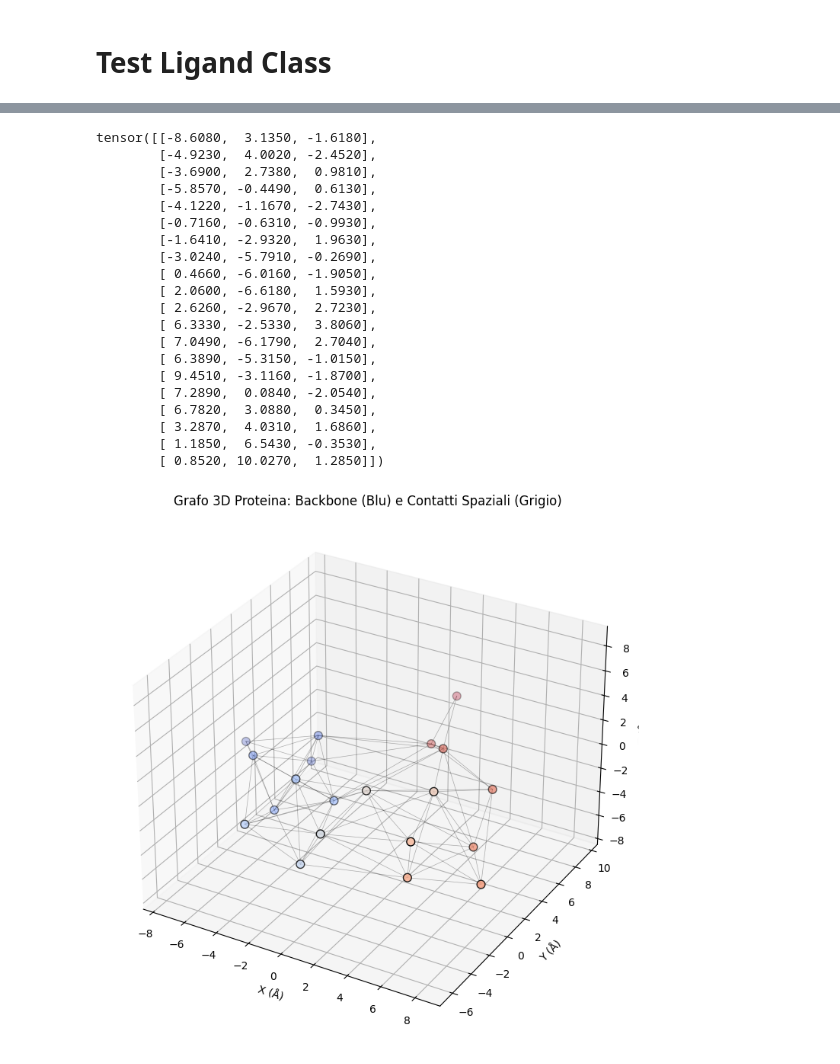
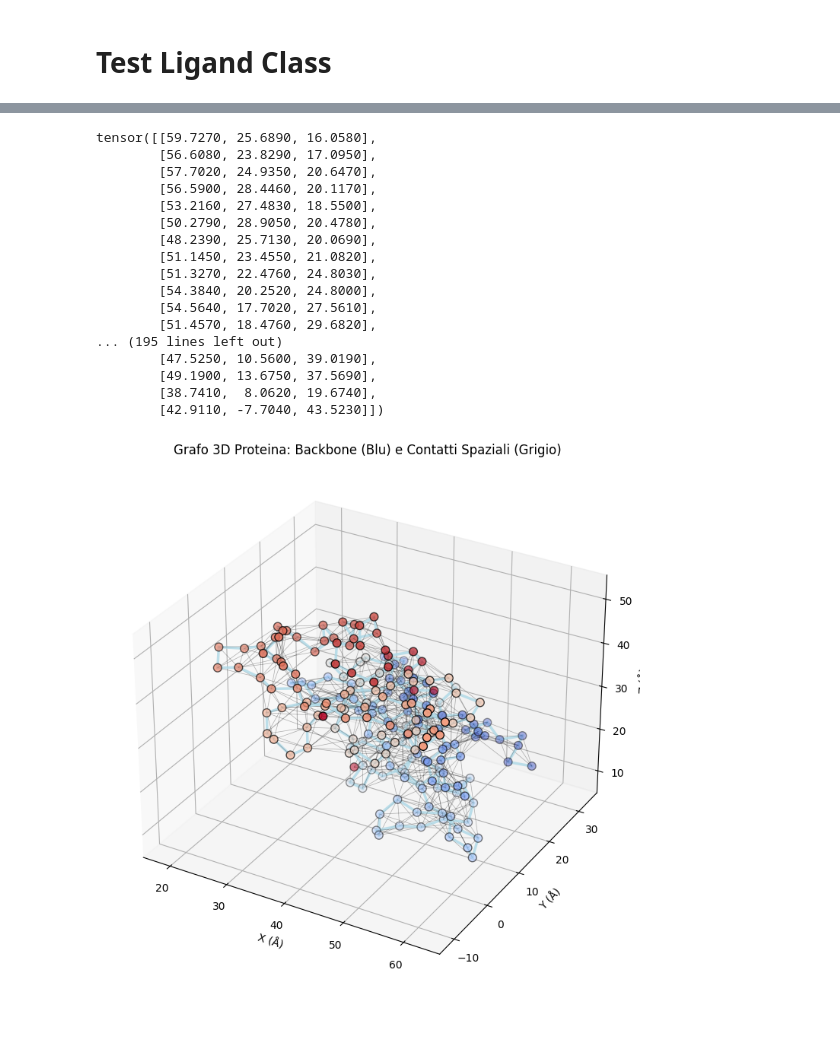
Before and after one commit to IsabelReguera/project_graph_ml, a Jupyter notebook: protein_overview.ipynb, the cells around one changed output, grey strips where cells are left out. Saved outputs shown, nothing was run; the diff lists cells and outputs as text; code cells hidden in the pictures; blank space fills up the shorter version.

Commit message:
small fixes to graph

```diff
--- a/protein_overview.ipynb
+++ b/protein_overview.ipynb
@@ -39,7 +39,7 @@ pocket:
 [interactive output not drawn]
 [interactive output not drawn]
 # %%
-protein= Protein.from_pdb_code("1L2Y")
+protein= Protein.from_pdb_code("1a08")
 protein.visualize_protein_graph()
 x, edge_index, edge_attr, pos = protein.get_pyg_graph()
 
@@ -179,55 +165,52 @@ def plot_protein_graph_3d(pos, edge_index, edge_attr=None):
         alpha = 0.3
 
         if edge_attr is not None:
-            is_peptide = edge_attr[i, 1].item() # La colonna 1 è il flag peptide
+            is_peptide = edge_attr[i, 0].item() # La colonna 1 è il flag peptide
             if is_peptide == 1.0:
                 color = 'lightblue'
                 linewidth = 2.5
                 alpha = 0.8
 
         ax.plot([p1[0], p2[0]], [p1[1], p2[1]], [p1[2], p2[2]],
                 color=color, linewidth=linewidth, alpha=alpha)
 
     # Impostazioni grafiche
     ax.set_title('Grafo 3D Proteina: Backbone (Blu) e Contatti Spaziali (Grigio)')
     ax.set_xlabel('X (Å)')
     ax.set_ylabel('Y (Å)')
     ax.set_zlabel('Z (Å)')
 
     # Per mantenere le proporzioni reali
     max_range = np.array([pos[:,0].max()-pos[:,0].min(),
                           pos[:,1].max()-pos[:,1].min(),
                           pos[:,2].max()-pos[:,2].min()]).max() / 2.0
     mid_x = (pos[:,0].max()+pos[:,0].min()) * 0.5
     mid_y = (pos[:,1].max()+pos[:,1].min()) * 0.5
     mid_z = (pos[:,2].max()+pos[:,2].min()) * 0.5
     ax.set_xlim(mid_x - max_range, mid_x + max_range)
     ax.set_ylim(mid_y - max_range, mid_y + max_range)
     ax.set_zlim(mid_z - max_range, mid_z + max_range)
 
     plt.show()
 
 # Esecuzione:
 plot_protein_graph_3d(pos, edge_index, edge_attr)
 # %% [output]
-tensor([[-8.6080,  3.1350, -1.6180],
-        [-4.9230,  4.0020, -2.4520],
-        [-3.6900,  2.7380,  0.9810],
-        [-5.8570, -0.4490,  0.6130],
-        [-4.1220, -1.1670, -2.7430],
-        [-0.7160, -0.6310, -0.9930],
-        [-1.6410, -2.9320,  1.9630],
-        [-3.0240, -5.7910, -0.2690],
-        [ 0.4660, -6.0160, -1.9050],
-        [ 2.0600, -6.6180,  1.5930],
-        [ 2.6260, -2.9670,  2.7230],
-        [ 6.3330, -2.5330,  3.8060],
-        [ 7.0490, -6.1790,  2.7040],
-        [ 6.3890, -5.3150, -1.0150],
-        [ 9.4510, -3.1160, -1.8700],
-        [ 7.2890,  0.0840, -2.0540],
-        [ 6.7820,  3.0880,  0.3450],
-        [ 3.2870,  4.0310,  1.6860],
-        [ 1.1850,  6.5430, -0.3530],
-        [ 0.8520, 10.0270,  1.2850]])
+tensor([[59.7270, 25.6890, 16.0580],
+        [56.6080, 23.8290, 17.0950],
+        [57.7020, 24.9350, 20.6470],
+        [56.5900, 28.4460, 20.1170],
+        [53.2160, 27.4830, 18.5500],
+        [50.2790, 28.9050, 20.4780],
+        [48.2390, 25.7130, 20.0690],
+        [51.1450, 23.4550, 21.0820],
+        [51.3270, 22.4760, 24.8030],
+        [54.3840, 20.2520, 24.8000],
+        [54.5640, 17.7020, 27.5610],
+        [51.4570, 18.4760, 29.6820],
+... (195 lines left out)
+        [47.5250, 10.5600, 39.0190],
+        [49.1900, 13.6750, 37.5690],
+        [38.7410,  8.0620, 19.6740],
+        [42.9110, -7.7040, 43.5230]])
-[figure, old version]
+[figure, new version]
```
Also changed, not shown: parts of 4 cells of this notebook.
